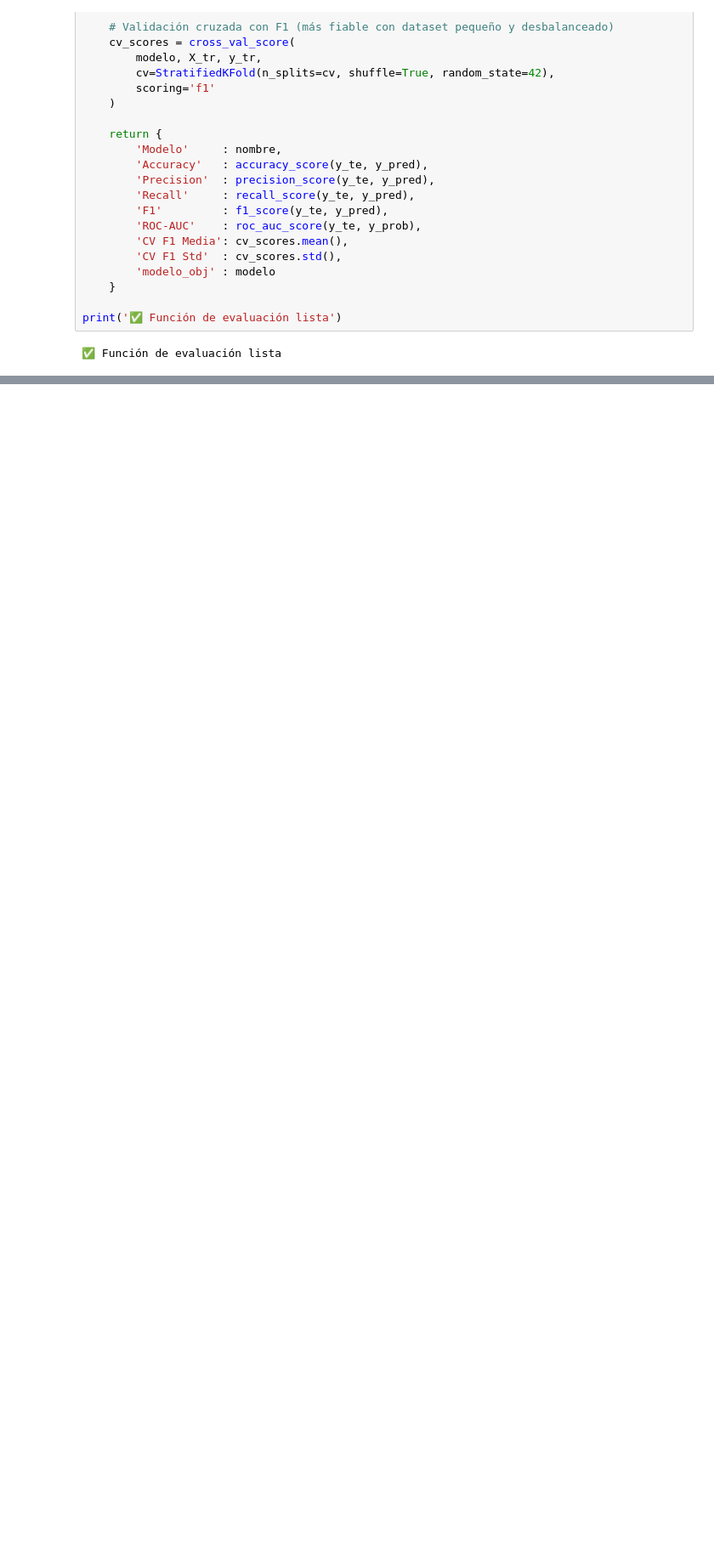
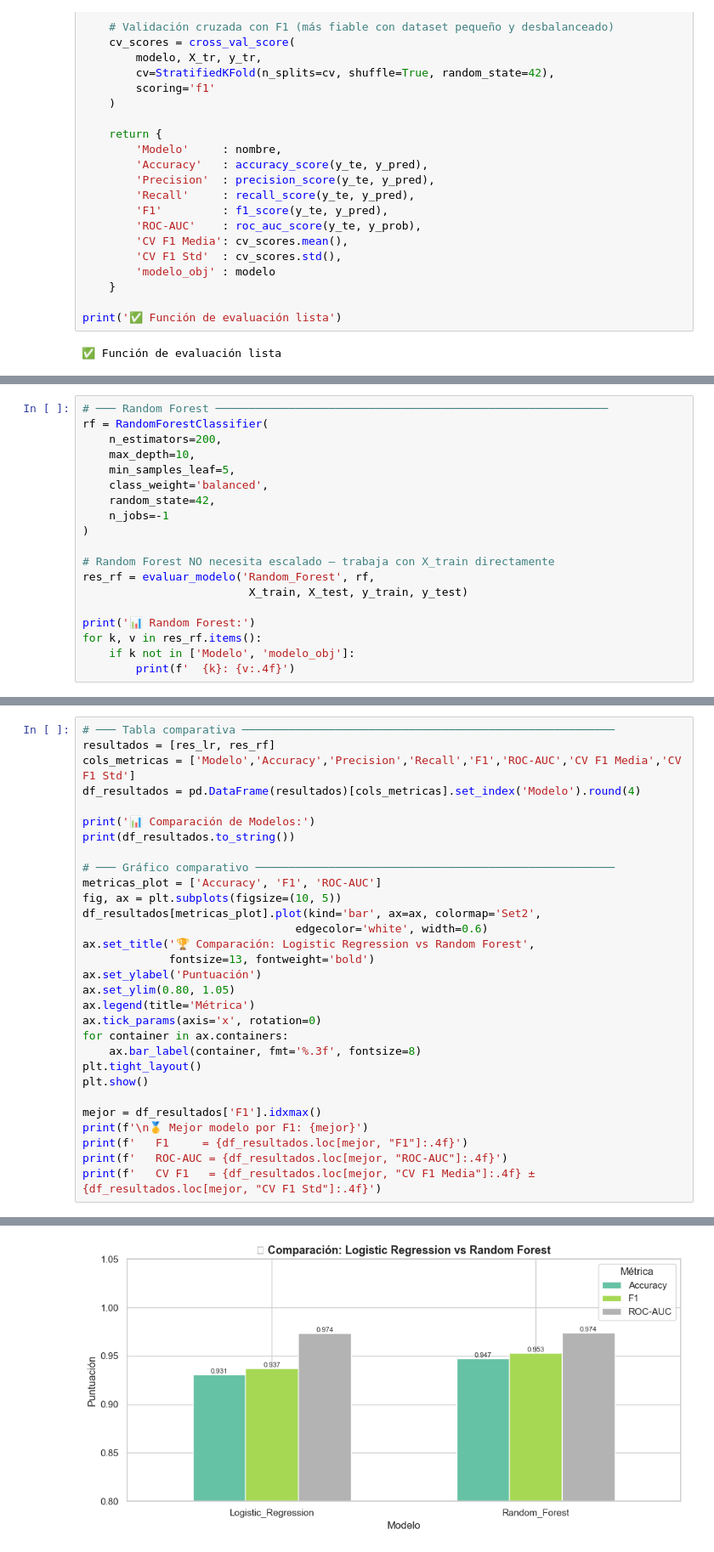
Before and after one commit to Bootcamp-IA-P6/Proyecto6_Grupo1, a Jupyter notebook: notebooks/3_preprocessing_modeling_Jonathan.ipynb, the cells around one changed output, grey strips where cells are left out. Shown at 85% size. Saved outputs shown, nothing was run; the diff lists cells and outputs as text; blank space fills up the shorter version.

Commit message:
feat: model base and Random Forest. #4 , #7

```diff
--- a/notebooks/3_preprocessing_modeling_Jonathan.ipynb
+++ b/notebooks/3_preprocessing_modeling_Jonathan.ipynb
@@ -498,0 +629,19 @@ joblib.dump(lr_ridge, '../models/model.pkl')
+# %%
+# ─── Random Forest ───────────────────────────────────────────────────────────
+rf = RandomForestClassifier(
+    n_estimators=200,
+    max_depth=10,
+    min_samples_leaf=5,
+    class_weight='balanced',
+    random_state=42,
+    n_jobs=-1
+)
+
+# Random Forest NO necesita escalado — trabaja con X_train directamente
+res_rf = evaluar_modelo('Random_Forest', rf,
+                         X_train, X_test, y_train, y_test)
+
+print('📊 Random Forest:')
+for k, v in res_rf.items():
+    if k not in ['Modelo', 'modelo_obj']:
+        print(f'  {k}: {v:.4f}')
@@ -498,0 +666,31 @@ joblib.dump(lr_ridge, '../models/model.pkl')
+# %%
+# ─── Tabla comparativa ────────────────────────────────────────────────────────
+resultados = [res_lr, res_rf]
+cols_metricas = ['Modelo','Accuracy','Precision','Recall','F1','ROC-AUC','CV F1 Media','CV F1 Std']
+df_resultados = pd.DataFrame(resultados)[cols_metricas].set_index('Modelo').round(4)
+
+print('📊 Comparación de Modelos:')
+print(df_resultados.to_string())
+
+# ─── Gráfico comparativo ──────────────────────────────────────────────────────
+metricas_plot = ['Accuracy', 'F1', 'ROC-AUC']
+fig, ax = plt.subplots(figsize=(10, 5))
+df_resultados[metricas_plot].plot(kind='bar', ax=ax, colormap='Set2',
+                                edgecolor='white', width=0.6)
+ax.set_title('🏆 Comparación: Logistic Regression vs Random Forest',
+             fontsize=13, fontweight='bold')
+ax.set_ylabel('Puntuación')
+ax.set_ylim(0.80, 1.05)
+ax.legend(title='Métrica')
+ax.tick_params(axis='x', rotation=0)
+for container in ax.containers:
+    ax.bar_label(container, fmt='%.3f', fontsize=8)
+plt.tight_layout()
+plt.show()
+
+mejor = df_resultados['F1'].idxmax()
+print(f'\n🥇 Mejor modelo por F1: {mejor}')
+print(f'   F1     = {df_resultados.loc[mejor, "F1"]:.4f}')
+print(f'   ROC-AUC = {df_resultados.loc[mejor, "ROC-AUC"]:.4f}')
+print(f'   CV F1   = {df_resultados.loc[mejor, "CV F1 Media"]:.4f} ± {df_resultados.loc[mejor, "CV F1 Std"]:.4f}')
+# %% [output]
@@ -498,0 +702 @@ joblib.dump(lr_ridge, '../models/model.pkl')
+[figure, added]
```
Also changed, not shown: parts of 21 cells of this notebook, 6 other files.
